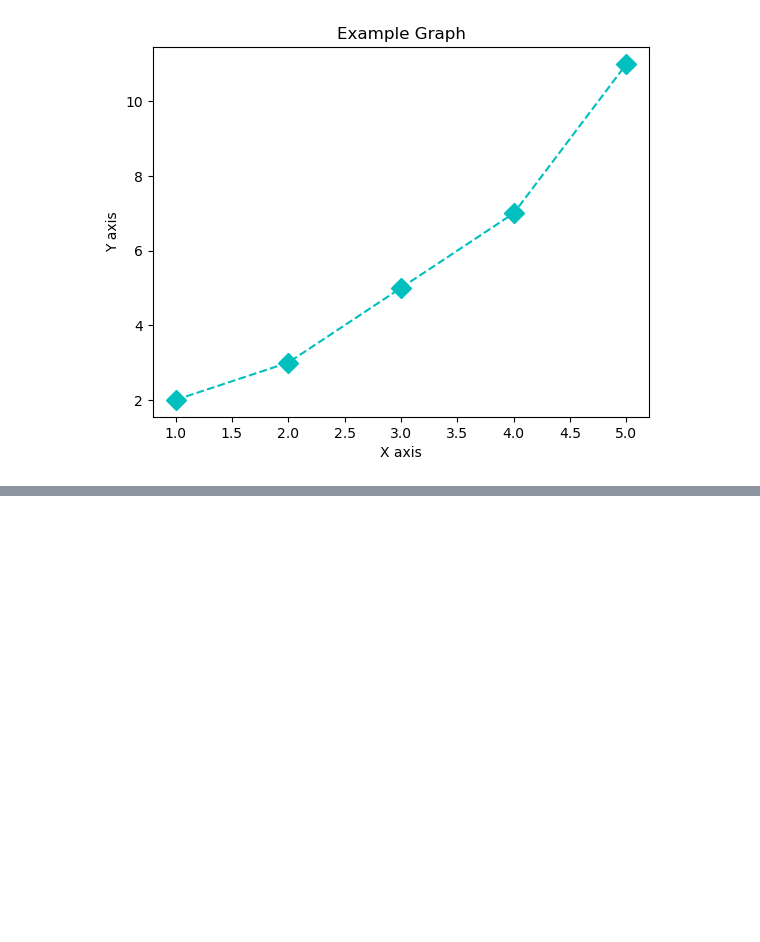
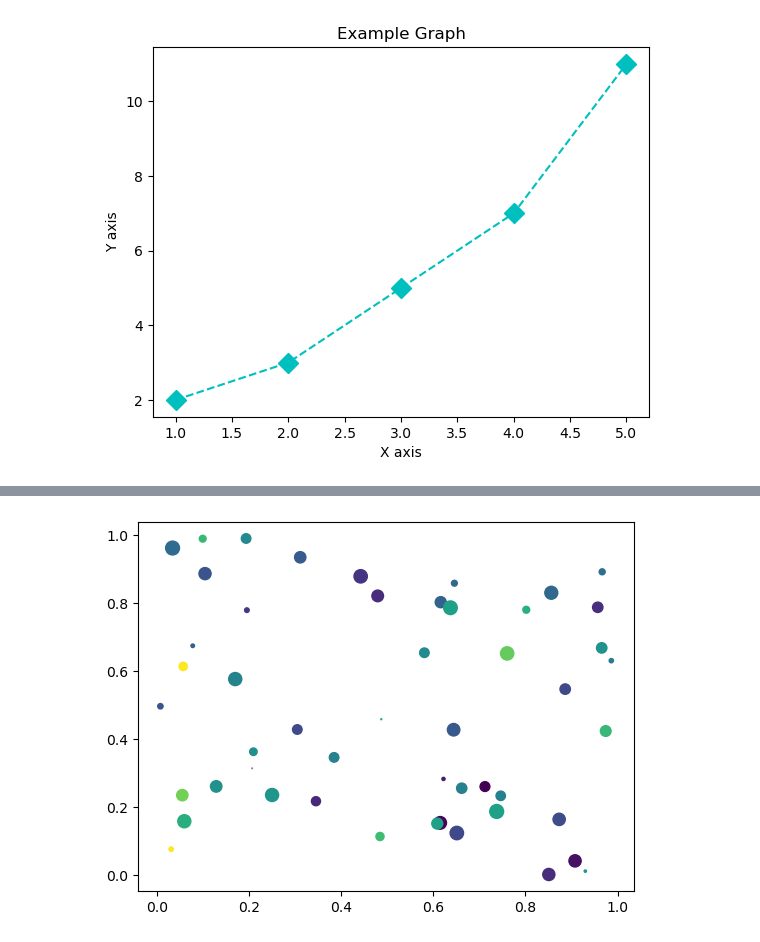
Before and after one commit to ltpham123/data-analytics, a Jupyter notebook: week-07/Ex3A_Plotting_Data.ipynb, the cells around one changed output, grey strips where cells are left out. Saved outputs shown, nothing was run; the diff lists cells and outputs as text; code cells hidden in the pictures; blank space fills up the shorter version.

```diff
--- a/week-07/Ex3A_Plotting_Data.ipynb
+++ b/week-07/Ex3A_Plotting_Data.ipynb
@@ -62,0 +91,5 @@ plt.show()
+# %%
+plt.scatter(x, y, s=np.random.rand(50)*100, c=np.random.rand(50), cmap="viridis")
+plt.show()
+# %% [output]
+[figure, added]
```
Also changed, not shown: parts of 12 cells of this notebook.
